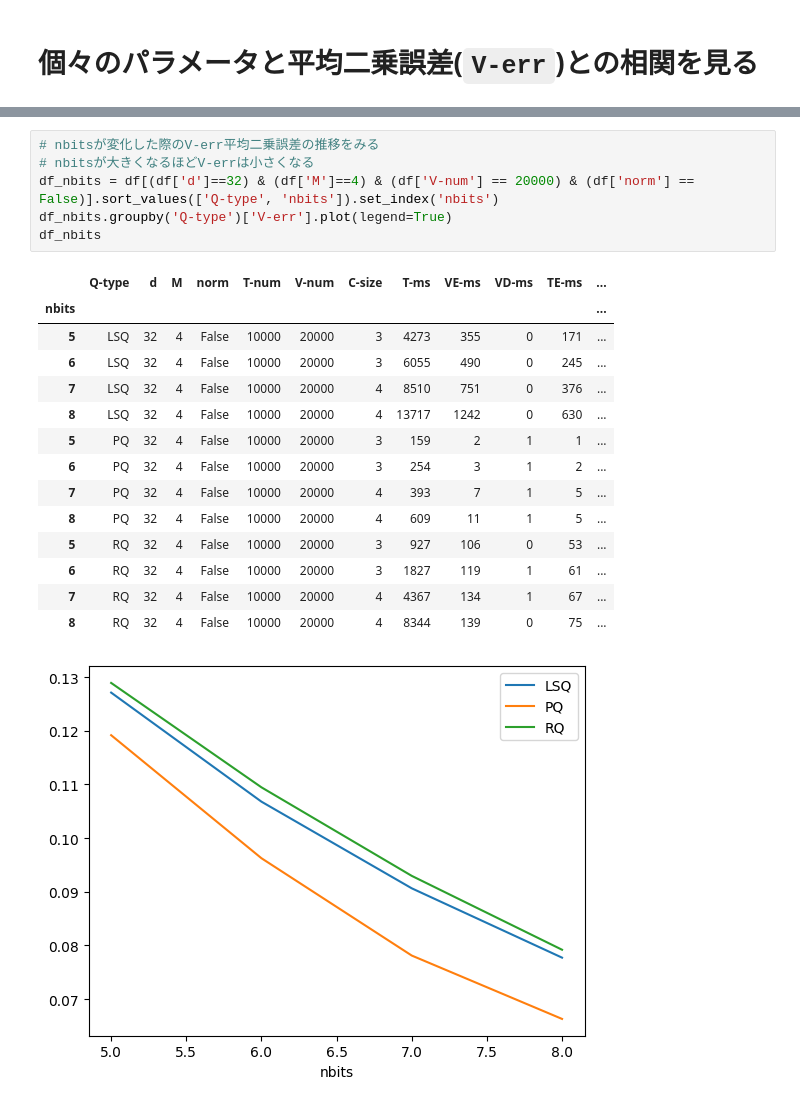
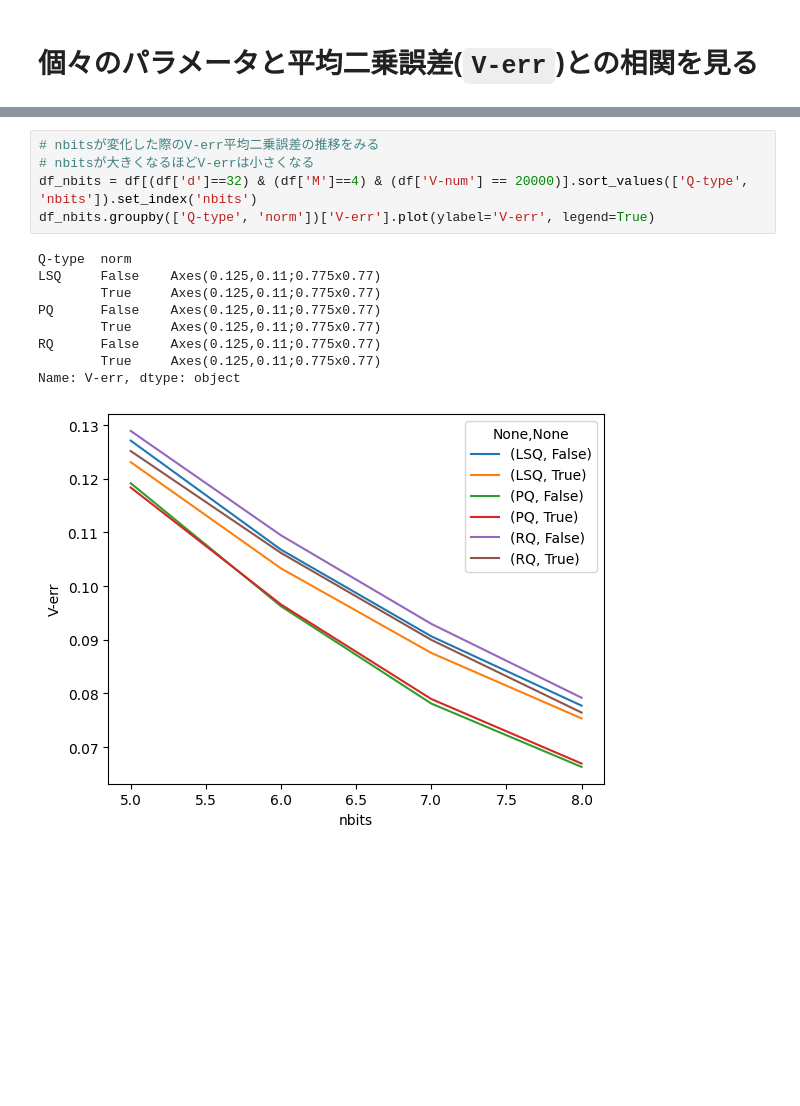
Before and after one commit to koron/jsts-vector-eval, a Jupyter notebook: Qerror.ipynb, the cells around one changed output, grey strips where cells are left out. Saved outputs shown, nothing was run; the diff lists cells and outputs as text; blank space fills up the shorter version.

Commit message:
update plots

```diff
--- a/Qerror.ipynb
+++ b/Qerror.ipynb
@@ -64,25 +48,18 @@ df_d
 # %%
 # nbitsが変化した際のV-err平均二乗誤差の推移をみる
 # nbitsが大きくなるほどV-errは小さくなる
-df_nbits = df[(df['d']==32) & (df['M']==4) & (df['V-num'] == 20000) & (df['norm'] == False)].sort_values(['Q-type', 'nbits']).set_index('nbits')
-df_nbits.groupby('Q-type')['V-err'].plot(legend=True)
-df_nbits
+df_nbits = df[(df['d']==32) & (df['M']==4) & (df['V-num'] == 20000)].sort_values(['Q-type', 'nbits']).set_index('nbits')
+df_nbits.groupby(['Q-type', 'norm'])['V-err'].plot(ylabel='V-err', legend=True)
 # %% [output]
-|  | Q-type | d | M | norm | T-num | V-num | C-size | T-ms | VE-ms | VD-ms | TE-ms | ... |
-| nbits |  |  |  |  |  |  |  |  |  |  |  | ... |
-| 5 | LSQ | 32 | 4 | False | 10000 | 20000 | 3 | 4273 | 355 | 0 | 171 | ... |
-| 6 | LSQ | 32 | 4 | False | 10000 | 20000 | 3 | 6055 | 490 | 0 | 245 | ... |
-| 7 | LSQ | 32 | 4 | False | 10000 | 20000 | 4 | 8510 | 751 | 0 | 376 | ... |
-| 8 | LSQ | 32 | 4 | False | 10000 | 20000 | 4 | 13717 | 1242 | 0 | 630 | ... |
-| 5 | PQ | 32 | 4 | False | 10000 | 20000 | 3 | 159 | 2 | 1 | 1 | ... |
-| 6 | PQ | 32 | 4 | False | 10000 | 20000 | 3 | 254 | 3 | 1 | 2 | ... |
-| 7 | PQ | 32 | 4 | False | 10000 | 20000 | 4 | 393 | 7 | 1 | 5 | ... |
-| 8 | PQ | 32 | 4 | False | 10000 | 20000 | 4 | 609 | 11 | 1 | 5 | ... |
-| 5 | RQ | 32 | 4 | False | 10000 | 20000 | 3 | 927 | 106 | 0 | 53 | ... |
-| 6 | RQ | 32 | 4 | False | 10000 | 20000 | 3 | 1827 | 119 | 1 | 61 | ... |
-| 7 | RQ | 32 | 4 | False | 10000 | 20000 | 4 | 4367 | 134 | 1 | 67 | ... |
-| 8 | RQ | 32 | 4 | False | 10000 | 20000 | 4 | 8344 | 139 | 0 | 75 | ... |
+Q-type  norm
+LSQ     False    Axes(0.125,0.11;0.775x0.77)
+        True     Axes(0.125,0.11;0.775x0.77)
+PQ      False    Axes(0.125,0.11;0.775x0.77)
+        True     Axes(0.125,0.11;0.775x0.77)
+RQ      False    Axes(0.125,0.11;0.775x0.77)
+        True     Axes(0.125,0.11;0.775x0.77)
+Name: V-err, dtype: object
-[figure, old version]
+[figure, new version]
 # %%
 # V-numが変化した際のV-err平均二乗誤差の推移をみる
 # V-numが大きくなってもV-errは変化しない
```
Also changed, not shown: parts of 4 cells of this notebook.
